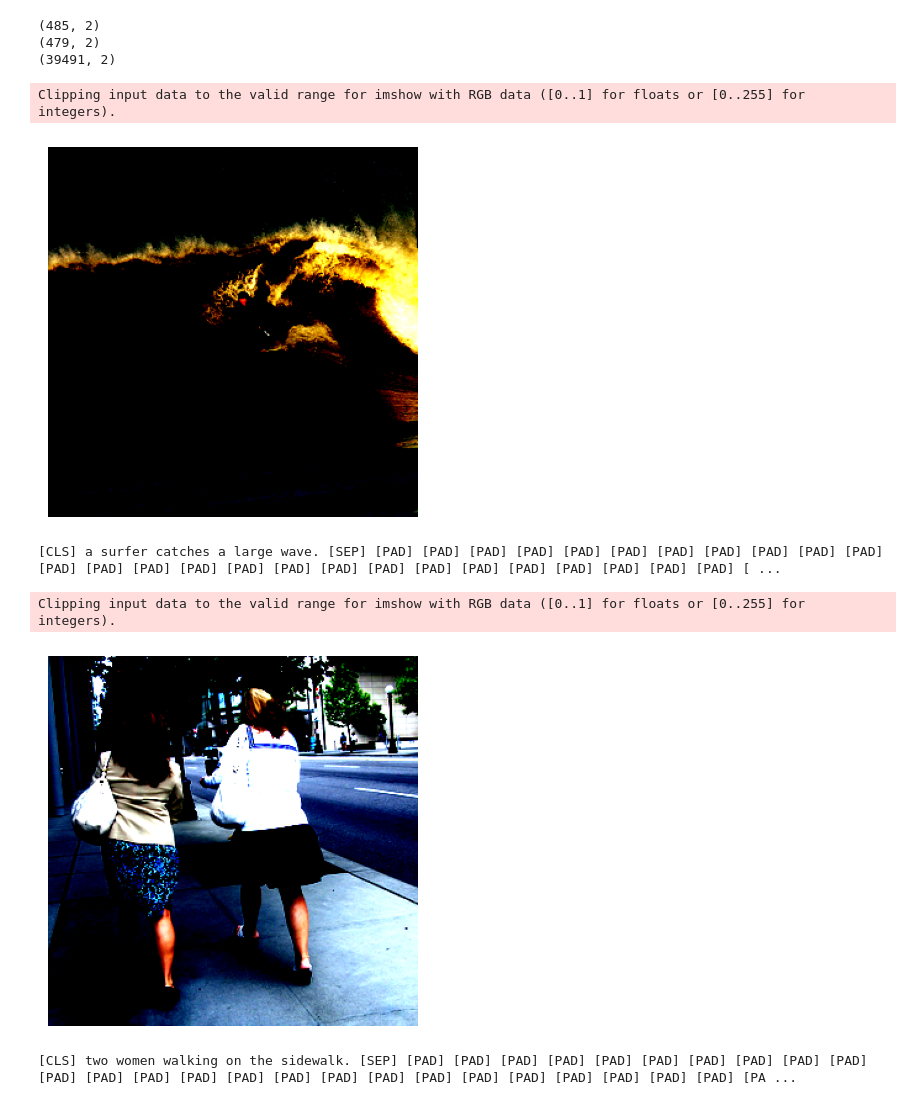
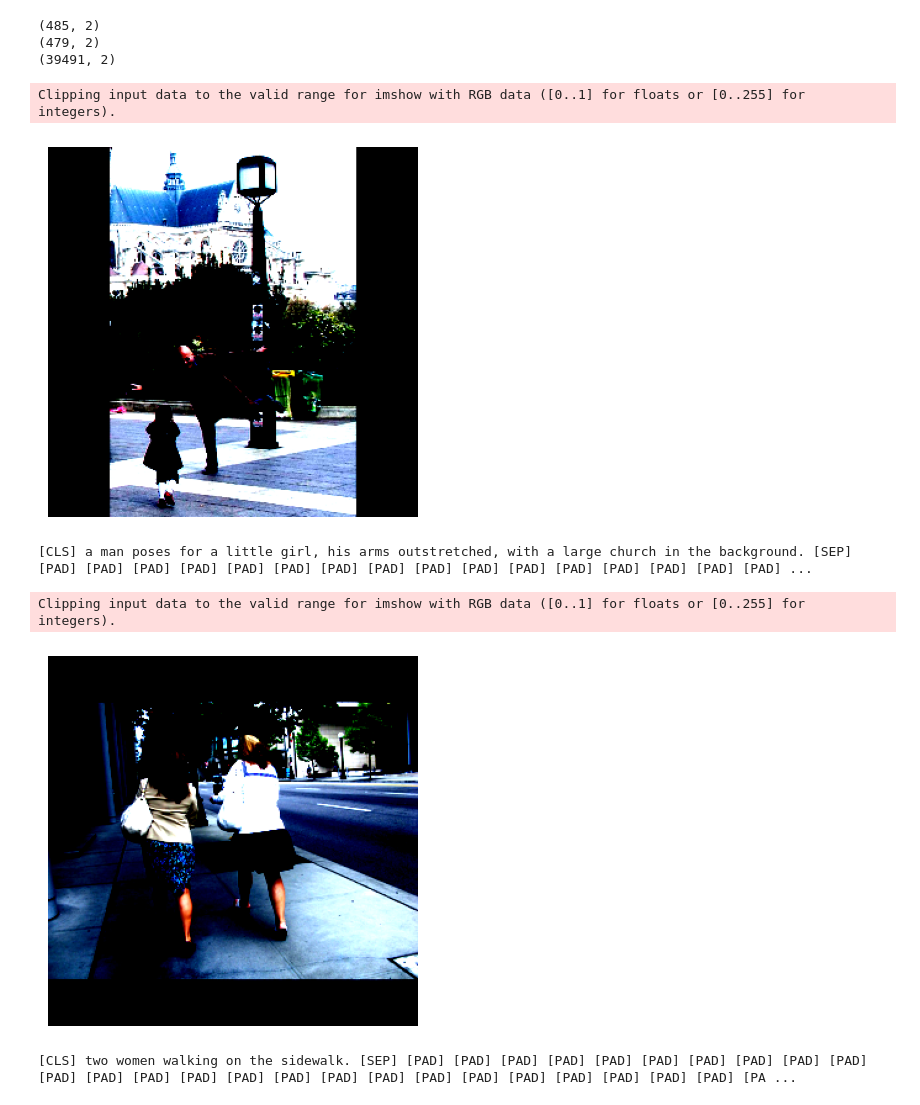
Before and after one commit to mohsinposts/Decoding-AI-Art, a Jupyter notebook: Decoding_AI_Art.ipynb, the cells around one changed output. Drawn from its saved outputs; the diff is of its cells as text; code cells hidden in the pictures.

Commit message:
Changed the way we process images

```diff
--- a/Decoding_AI_Art.ipynb
+++ b/Decoding_AI_Art.ipynb
@@ -66,6 +67,15 @@ print(test.shape)
 (479, 2)
 (39491, 2)
 # %%
+class ImgSquarePad:
+    def __call__(self, image):
+        w, h = image.size
+        max_wh = np.max([w, h])
+        hp = int((max_wh - w) / 2)
+        vp = int((max_wh - h) / 2)
+        padding = (hp, vp, hp, vp)
+        return vison_functions.pad(image, padding, 0, 'constant')
+
 class AIDataset(Dataset):
 
     def __init__(self, df, train):
@@ -74,16 +84,17 @@ class AIDataset(Dataset):
         self.images = self.df['image']
         if train:
             self.transforms = transforms.Compose([
-                transforms.RandomRotation(degrees=15),           # rotate image randomly between -15 and 15 degrees
-                transforms.Resize(325),                          # smaller edge of image resized to 256
-                transforms.RandomCrop(300),                      # get 224x224 crop from random location
+                ImgSquarePad(),
+                transforms.Resize(300),                          # smaller edge of image resized to 256
+                transforms.CenterCrop(300),                      # get 224x224 crop from random location
                 transforms.RandomHorizontalFlip(),               # horizontally flip image with probability=0.5
                 transforms.ToTensor(),                           # convert the PIL Image to a tensor
                 transforms.Normalize((0.485, 0.456, 0.406),      # normalize image for pre-trained model
                                      (0.229, 0.224, 0.225))])
         else:
             self.transforms = transforms.Compose([
-                transforms.Resize(325),                          # smaller edge of image resized to 256
+                ImgSquarePad(),
+                transforms.Resize(300),                          # smaller edge of image resized to 325
                 transforms.CenterCrop(300),                      # get 224x224 crop from random location
                 transforms.ToTensor(),                           # convert the PIL Image to a tensor
                 transforms.Normalize((0.485, 0.456, 0.406),      # normalize image for pre-trained model
@@ -121,23 +132,23 @@ test_dataloader = torch.utils.data.DataLoader(test_dataset, batch_size = batch_s
 # %%
 # get an image from training data
 def imshow(img):
     npimg = img.numpy()
     plt.imshow(np.transpose(npimg, (1, 2, 0)))
     plt.axis('off')
     plt.show()
 
 # get some random training images
 dataiter = iter(train_dataloader)
 images, labels = next(dataiter)
 
 # show image and cpation
-imshow(torchvision.utils.make_grid(images[0]))
-original_tokens = tokenizer.decode(labels[0])
+imshow(torchvision.utils.make_grid(images[19]))
+original_tokens = tokenizer.decode(labels[19])
 print(original_tokens)
 # %% [output]
 Clipping input data to the valid range for imshow with RGB data ([0..1] for floats or [0..255] for integers).
-[figure, old version]
+[figure, new version]
-[CLS] a surfer catches a large wave. [SEP] [PAD] [PAD] [PAD] [PAD] [PAD] [PAD] [PAD] [PAD] [PAD] [PAD] [PAD] [PAD] [PAD] [PAD] [PAD] [PAD] [PAD] [PAD] [PAD] [PAD] [PAD] [PAD] [PAD] [PAD] [PAD] [PAD] [ ...
+[CLS] a man poses for a little girl, his arms outstretched, with a large church in the background. [SEP] [PAD] [PAD] [PAD] [PAD] [PAD] [PAD] [PAD] [PAD] [PAD] [PAD] [PAD] [PAD] [PAD] [PAD] [PAD] [PAD] ...
 # %%
 # get an image from test data
 dataiter = iter(test_dataloader)
@@ -149,7 +160,7 @@ original_tokens = tokenizer.decode(labels[3])
 print(original_tokens)
 # %% [output]
 Clipping input data to the valid range for imshow with RGB data ([0..1] for floats or [0..255] for integers).
-[figure, old version]
+[figure, new version]
 [CLS] two women walking on the sidewalk. [SEP] [PAD] [PAD] [PAD] [PAD] [PAD] [PAD] [PAD] [PAD] [PAD] [PAD] [PAD] [PAD] [PAD] [PAD] [PAD] [PAD] [PAD] [PAD] [PAD] [PAD] [PAD] [PAD] [PAD] [PAD] [PAD] [PA ...
 # %%
 class CNN(nn.Module):
```
Also changed, not shown: parts of 3 cells of this notebook.
